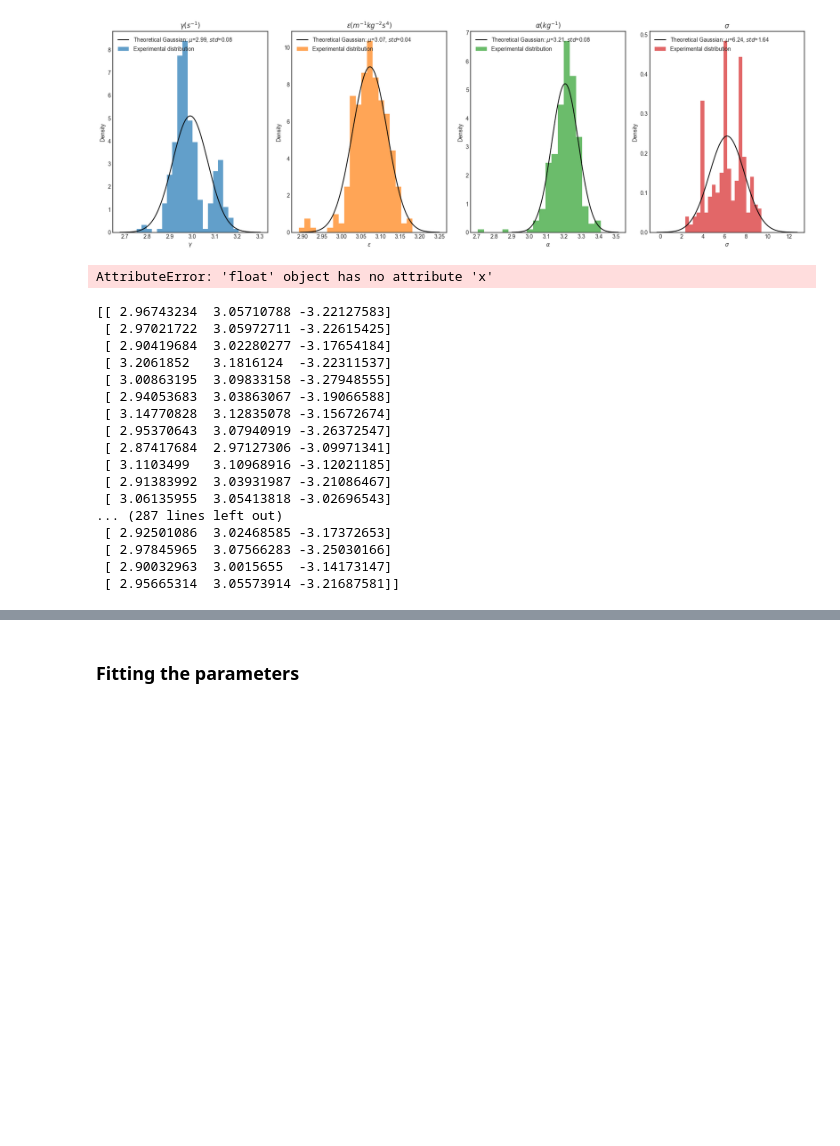
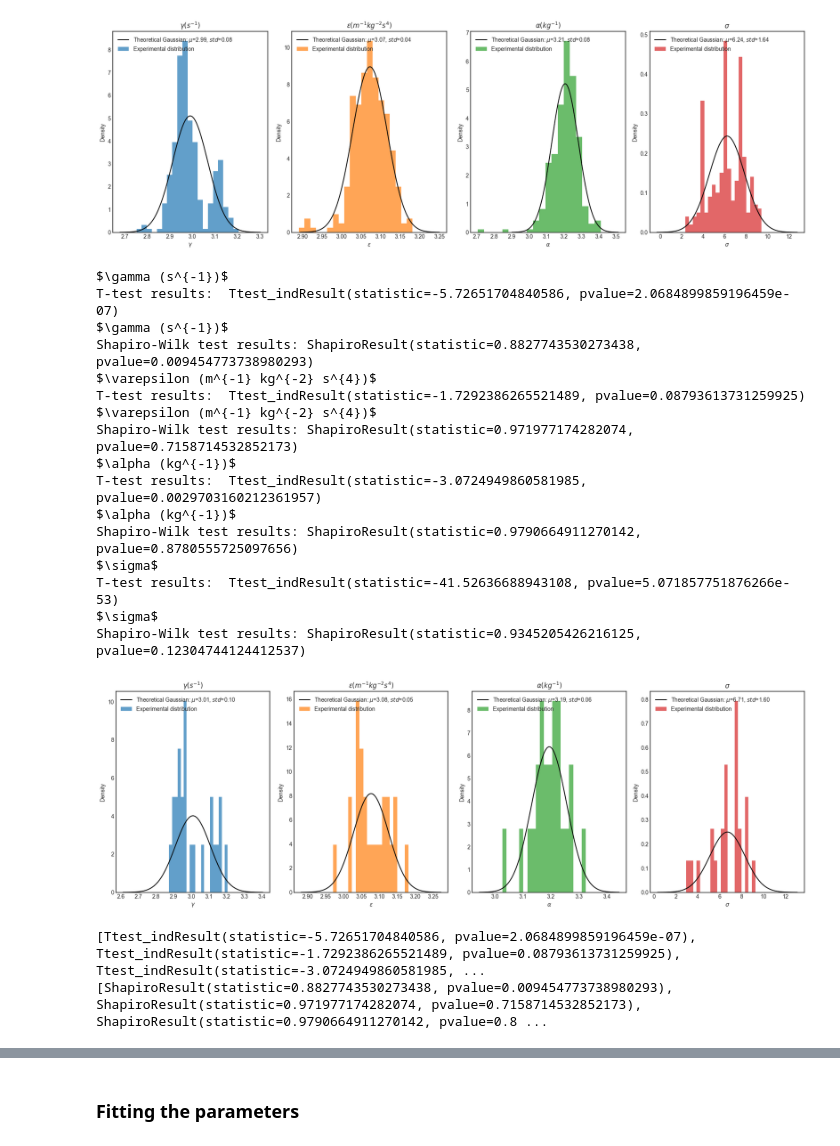
Before and after one commit to flaviaferrus/MotorControlPrediction, a Jupyter notebook: Notebooks/MultipleSubjects.ipynb, the cells around one changed output, grey strips where cells are left out. Cells and saved outputs as stored; diff of their text form; code cells hidden in the pictures; blank space fills up the shorter version.

Commit message:
Printing p-values

```diff
--- a/Notebooks/MultipleSubjects.ipynb
+++ b/Notebooks/MultipleSubjects.ipynb
@@ -194,57 +194,31 @@ Shapiro-Wilk test results: ShapiroResult(statistic=0.9652557969093323, pvalue=2.
 [figure]
 # %%
 subject = 25
-plotting_dict_params(params_dict = params_loaded[subject], opt_sigma = opt_sigma[subject],
+t_tests, sw_tests = plotting_dict_params(params_dict = params_loaded[subject], opt_sigma = opt_sigma[subject],
                          barWidth=0.5, plotting_ = 1,
                          saving_plot = True, folder_name = 'fitted_pics',
                          pic_name = f'parameters_gaussians_{subject}')
 # %% [output]
-AttributeError: 'float' object has no attribute 'x'
+$\gamma (s^{-1})$
+T-test results:  Ttest_indResult(statistic=-5.72651704840586, pvalue=2.0684899859196459e-07)
+$\gamma (s^{-1})$
+Shapiro-Wilk test results: ShapiroResult(statistic=0.8827743530273438, pvalue=0.009454773738980293)
+$\varepsilon (m^{-1} kg^{-2} s^{4})$
+T-test results:  Ttest_indResult(statistic=-1.7292386265521489, pvalue=0.08793613731259925)
+$\varepsilon (m^{-1} kg^{-2} s^{4})$
+Shapiro-Wilk test results: ShapiroResult(statistic=0.971977174282074, pvalue=0.7158714532852173)
+$\alpha (kg^{-1})$
+T-test results:  Ttest_indResult(statistic=-3.0724949860581985, pvalue=0.0029703160212361957)
+$\alpha (kg^{-1})$
+Shapiro-Wilk test results: ShapiroResult(statistic=0.9790664911270142, pvalue=0.8780555725097656)
+$\sigma$
+T-test results:  Ttest_indResult(statistic=-41.52636688943108, pvalue=5.071857751876266e-53)
+$\sigma$
+Shapiro-Wilk test results: ShapiroResult(statistic=0.9345205426216125, pvalue=0.12304744124412537)
+[figure, added]
-# %%
-def dict_to_array(params_dict):
-    parameters = []
-    ## Recurrent function:
-    def extract_parameters(sub_dict):
-        for key in sub_dict:
-            value = sub_dict[key]
-            if isinstance(value, dict):
-                if 'x' in value:
-                    parameters.append(value['x'])
-                else:
-                    extract_parameters(value)
-            else:
-                try:
-                    parameters.append(value.x)
-                except AttributeError:
-                    parameters.append(value)
-
-    extract_parameters(params_dict)
-
-    return np.array(parameters)
-
-# Whole dictionary
-params_array = dict_to_array(params_loaded)
-print(params_array)
-
-# Specific subject
-subject = 31
-subject_params_array = dict_to_array(params_loaded[subject])
-print(subject_params_array)
-# %% [output]
-[[ 2.96743234  3.05710788 -3.22127583]
- [ 2.97021722  3.05972711 -3.22615425]
- [ 2.90419684  3.02280277 -3.17654184]
- [ 3.2061852   3.1816124  -3.22311537]
- [ 3.00863195  3.09833158 -3.27948555]
- [ 2.94053683  3.03863067 -3.19066588]
- [ 3.14770828  3.12835078 -3.15672674]
- [ 2.95370643  3.07940919 -3.26372547]
- [ 2.87417684  2.97127306 -3.09971341]
- [ 3.1103499   3.10968916 -3.12021185]
- [ 2.91383992  3.03931987 -3.21086467]
- [ 3.06135955  3.05413818 -3.02696543]
-... (287 lines left out)
- [ 2.92501086  3.02468585 -3.17372653]
- [ 2.97845965  3.07566283 -3.25030166]
- [ 2.90032963  3.0015655  -3.14173147]
- [ 2.95665314  3.05573914 -3.21687581]]
+# %%
+print(t_tests)
+print(sw_tests)
+# %% [output]
+[Ttest_indResult(statistic=-5.72651704840586, pvalue=2.0684899859196459e-07), Ttest_indResult(statistic=-1.7292386265521489, pvalue=0.08793613731259925), Ttest_indResult(statistic=-3.0724949860581985, ...
+[ShapiroResult(statistic=0.8827743530273438, pvalue=0.009454773738980293), ShapiroResult(statistic=0.971977174282074, pvalue=0.7158714532852173), ShapiroResult(statistic=0.9790664911270142, pvalue=0.8 ...
```
Also changed, not shown: parts of 3 cells of this notebook, 13 other files.
